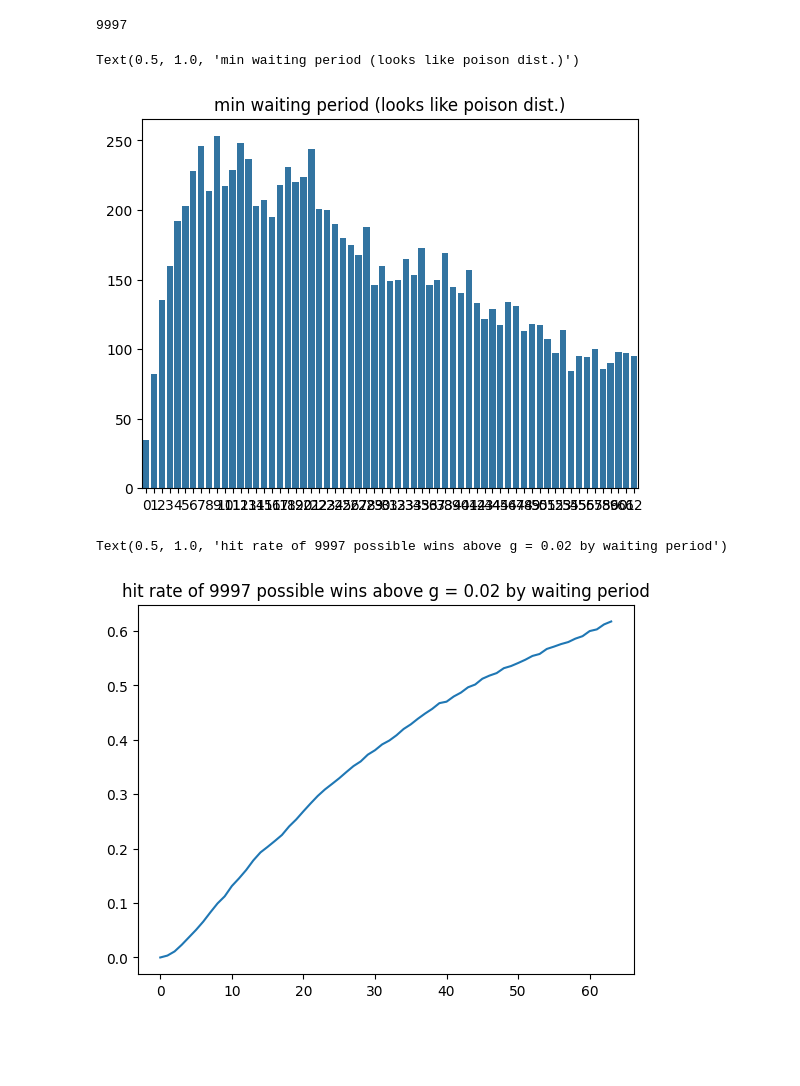
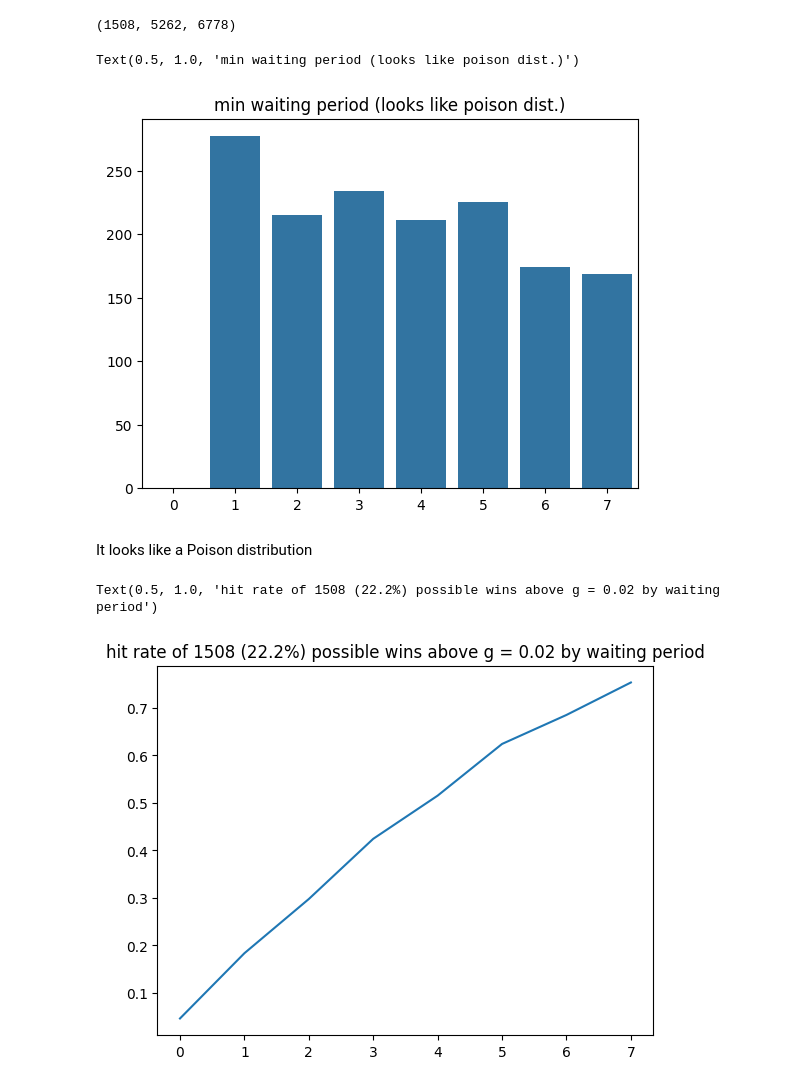
Before and after one commit to thinkrapido/matplotlib-visualization-lib, a Jupyter notebook: notebooks/stddev.ipynb, the cells around one changed output. Cells and saved outputs as stored; diff of their text form; code cells hidden in the pictures; blank space fills up the shorter version.

```diff
--- a/notebooks/stddev.ipynb
+++ b/notebooks/stddev.ipynb
@@ -14,10 +21,15 @@ import data
+# %%
+from pathlib import Path
+project_root = Path().resolve().parent
+
+intervals = {
+    '15m': '15min',
+    '4h':  '4H',
+    '1h':  'H',
+    '1d':  'D',
+}
 # %%
-interval = '15m'
+raw_interval = '15m'
+interval = '1h'
 
-from pathlib import Path
-project_root = Path().resolve().parent
-df = data.load_symbol('solusdt', dir=project_root, interval=interval)
-df = data.set_interval(df, '15min')
-# df = data.add_dayofweek_column(df)
-# df = data.add_atr_column(df)
-df
+raw_data_1min = data.load_symbol('solusdt', dir=project_root, interval=raw_interval)
@@ -39,5 +36,8 @@ df
+# %%
+df = data.set_interval(raw_data_1min, intervals[interval])
+samples = df.shape[0]
 # %%
-periods = 64
+periods = 8
 
 close = df['close'].to_numpy()[:-periods]
 close = close * np.ones((periods, len(close)))
@@ -56,23 +56,29 @@ predicate = (g < rolling[what]).any(axis=1)
 high = rolling[what]
 gain = high[predicate]
 loss = high[predicate.apply(lambda x: not x)]
-len(gain)
+len(gain), len(loss), samples
 # %% [output]
-9997
+(1508, 5262, 6778)
 # %%
 arr = (g < rolling[what]) * np.array([np.arange(periods) for _ in range(len(predicate))])
 arr[arr == 0] = np.nan
-holding_period, counts = np.unique(arr.min(axis=1).dropna().astype(int), return_counts=True)
+first_t = arr.min(axis=1).dropna().astype(int)
+holding_period, unique = np.unique(first_t, return_counts=True)
+counts = np.zeros(int(arr.min().min()))
+counts = np.append(counts, unique)
 axs = sns.barplot(counts)
 axs.set_title('min waiting period (looks like poison dist.)')
 # %% [output]
 Text(0.5, 1.0, 'min waiting period (looks like poison dist.)')
-[figure, old version]
+[figure, new version]
+# %% [markdown]
+It looks like a Poison distribution
 # %%
 gain_len = len(gain)
 gain_sum = (gain > g).sum(0)
-axs = sns.lineplot(gain_sum / gain_len)
-axs.set_title(f'hit rate of {gain_len} possible wins above g = {g} by waiting period')
+gain_avg = gain_sum / gain_len
+axs = sns.lineplot(gain_avg)
+axs.set_title(f'hit rate of {gain_len} ({perc(gain_len, samples)}%) possible wins above g = {g} by waiting period')
 # %% [output]
-Text(0.5, 1.0, 'hit rate of 9997 possible wins above g = 0.02 by waiting period')
+Text(0.5, 1.0, 'hit rate of 1508 (22.2%) possible wins above g = 0.02 by waiting period')
-[figure, old version]
+[figure, new version]
```
Also changed, not shown: parts of 5 cells of this notebook.
